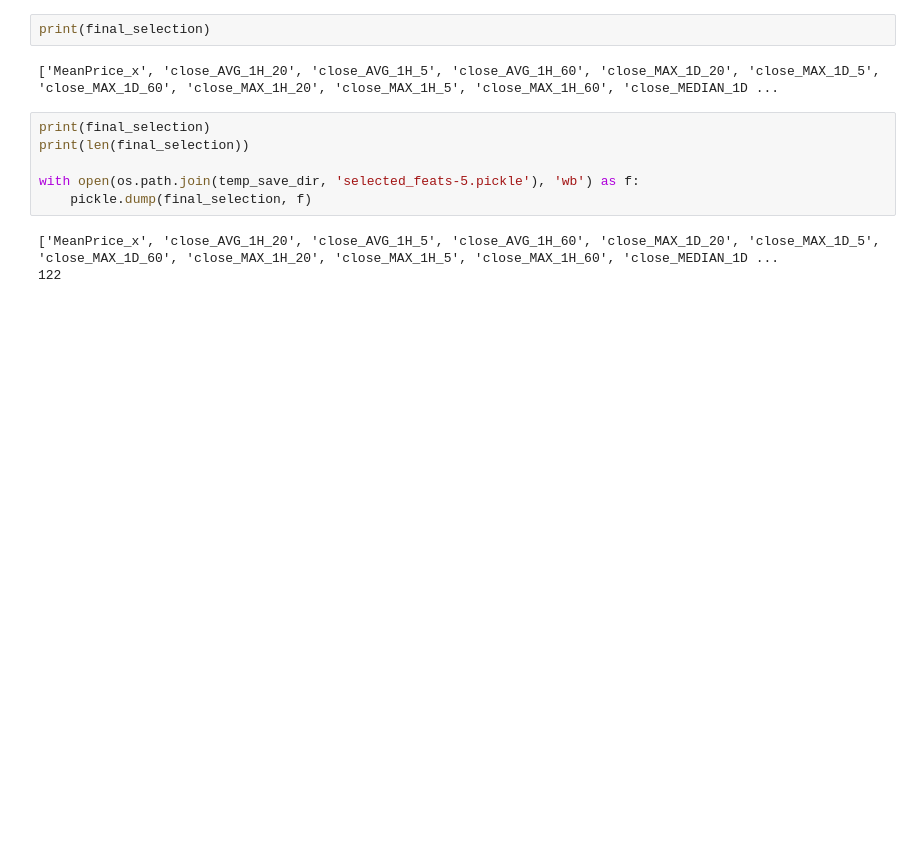
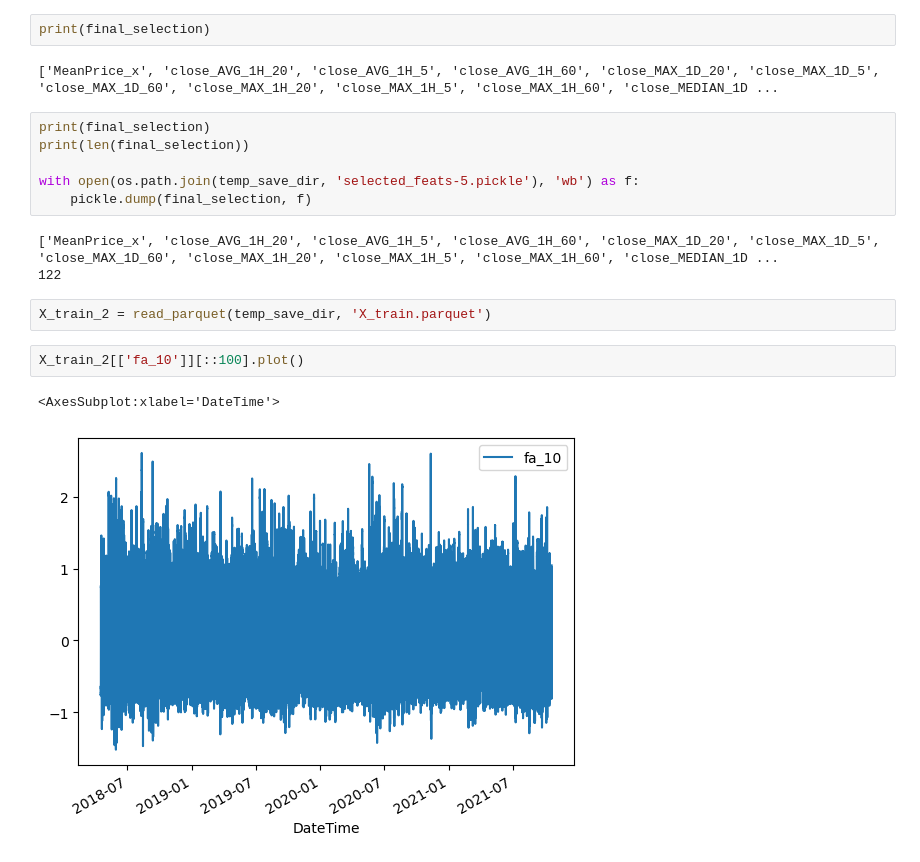
Before and after one commit to marcin-je/jupyter, a Jupyter notebook: train-lab-v1-2.ipynb, the cells around one changed output. Cells and saved outputs as stored; diff of their text form; blank space fills up the shorter version.

```diff
--- a/train-lab-v1-2.ipynb
+++ b/train-lab-v1-2.ipynb
@@ -432,3 +428,10 @@ with open(os.path.join(temp_save_dir, 'selected_feats-5.pickle'), 'wb') as f:
 # %% [output]
 ['MeanPrice_x', 'close_AVG_1H_20', 'close_AVG_1H_5', 'close_AVG_1H_60', 'close_MAX_1D_20', 'close_MAX_1D_5', 'close_MAX_1D_60', 'close_MAX_1H_20', 'close_MAX_1H_5', 'close_MAX_1H_60', 'close_MEDIAN_1D ...
 122
+# %%
+X_train_2 = read_parquet(temp_save_dir, 'X_train.parquet')
+# %%
+X_train_2[['fa_10']][::100].plot()
+# %% [output]
+<AxesSubplot:xlabel='DateTime'>
+[figure, added]
```
Also changed, not shown: parts of 4 cells of this notebook, 2 other files.
